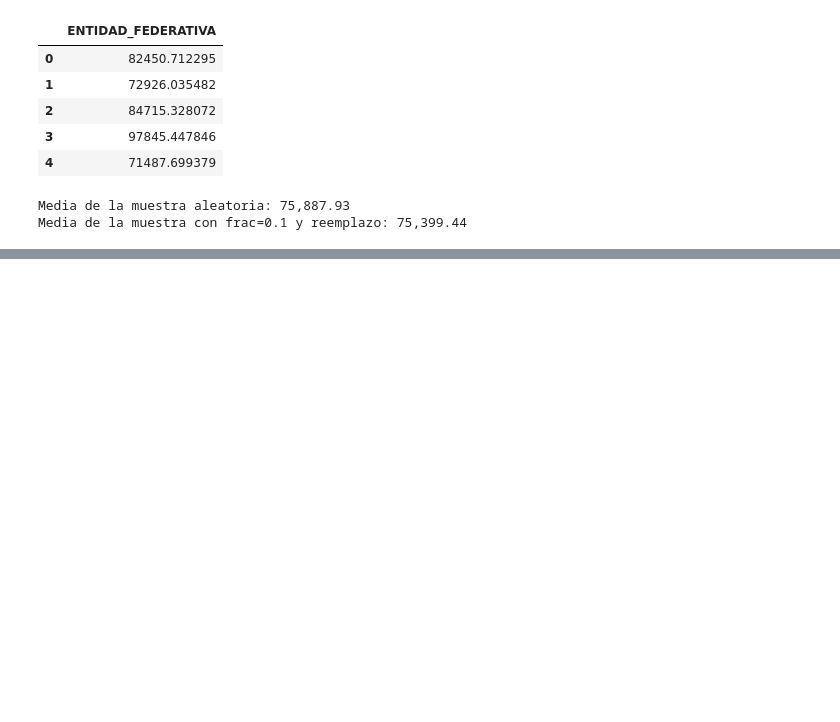
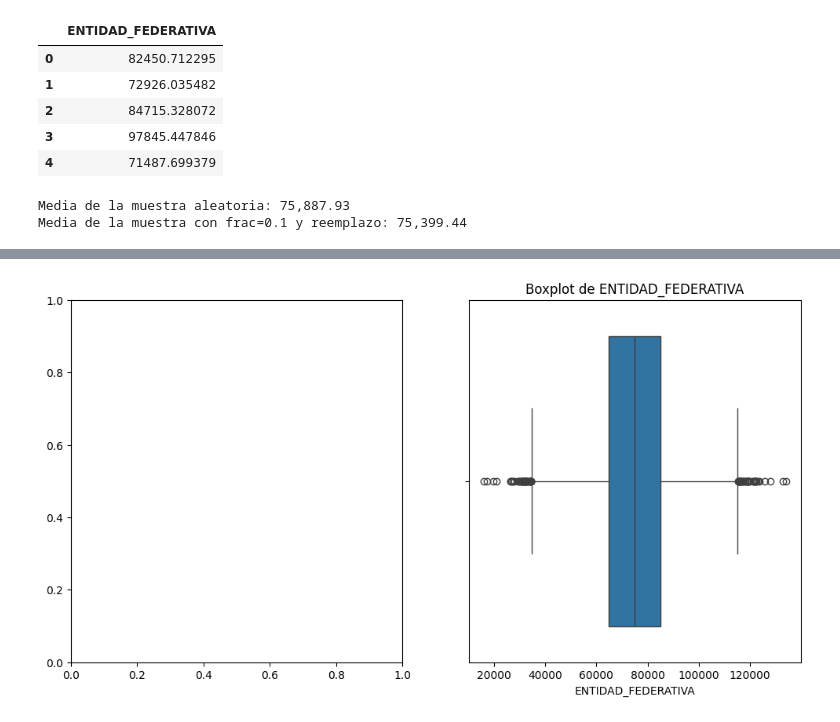
Before and after one commit to tishayreni/Python-Prep, a Jupyter notebook: Sesion-05/Reto-01/bootstrap.ipynb, the cells around one changed output, grey strips where cells are left out. Saved outputs shown, nothing was run; the diff lists cells and outputs as text; code cells hidden in the pictures; blank space fills up the shorter version.

```diff
--- a/Sesion-05/Reto-01/bootstrap.ipynb
+++ b/Sesion-05/Reto-01/bootstrap.ipynb
@@ -106,3 +153,14 @@ plt.show()
+# %%
+import matplotlib.pyplot as plt
+import seaborn as sns
+fig, axes = plt.subplots (1,2, figsize=(12, 6))
+# Now you can use axes[0] for the first subplot and axes[1] for the second
+sns.boxplot(x=df['ENTIDAD_FEDERATIVA'], ax=axes[1])
+axes[1].set_title("Boxplot de ENTIDAD_FEDERATIVA")
+
+plt.show()
+# %% [output]
+[figure, added]
 # %%
 asimetria = serie_medias.skew()
 curtosis = serie_medias.kurtosis()
```
Also changed, not shown: parts of 5 cells of this notebook.
